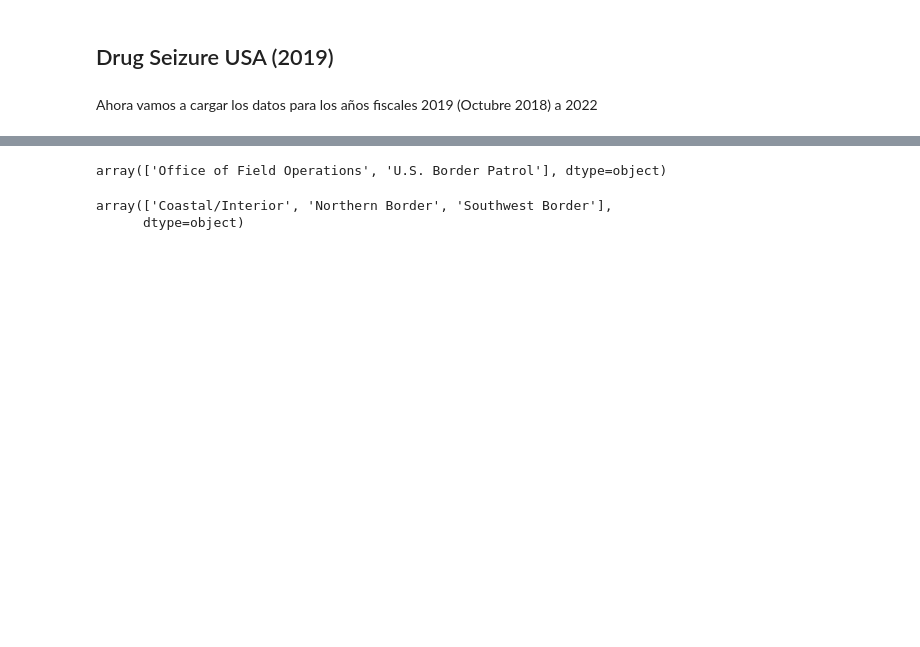
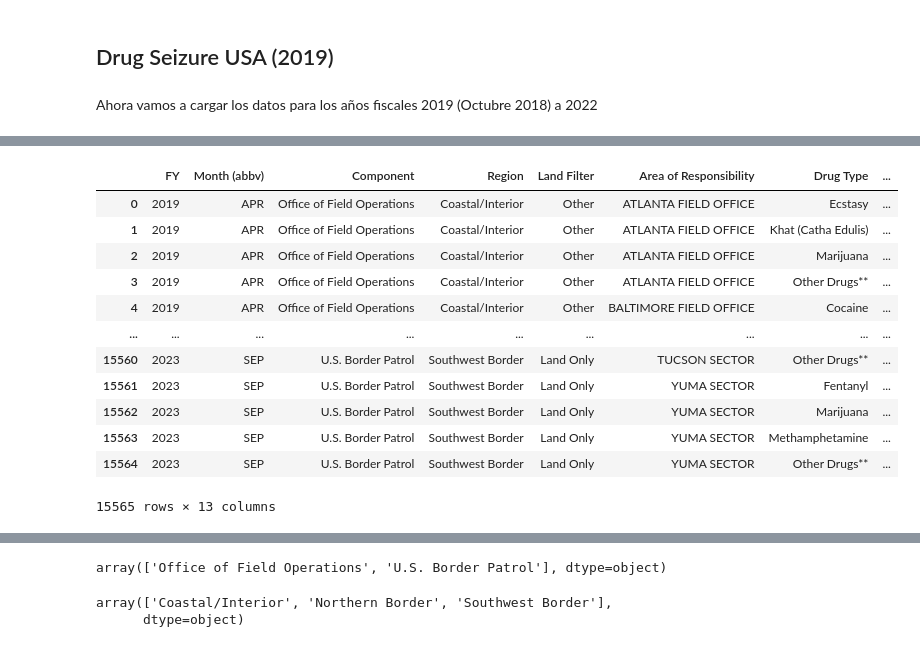
Before and after one commit to GonzaloLopezS/TFM_AFI_2025, a Jupyter notebook: AAA_code/drug-seizure_EDA.ipynb, the cells around one changed output, grey strips where cells are left out. Saved outputs shown, nothing was run; the diff lists cells and outputs as text; code cells hidden in the pictures; blank space fills up the shorter version.

```diff
--- a/AAA_code/drug-seizure_EDA.ipynb
+++ b/AAA_code/drug-seizure_EDA.ipynb
@@ -220,0 +242,17 @@ drug_seizure_2019_DF
+# %%
+month_map = {
+    'JAN': 1, 'FEB': 2, 'MAR': 3, 'APR': 4, 'MAY': 5, 'JUN': 6,
+    'JUL': 7, 'AUG': 8, 'SEP': 9, 'OCT': 10, 'NOV': 11, 'DEC': 12
+}
+
+# Convertir 'Month' a número
+cbp_seizure_dataframe['Month_Num'] = cbp_seizure_dataframe['Month (abbv)'].map(month_map)
+
+cbp_seizure_dataframe['FY'] = cbp_seizure_dataframe['FY'].replace({'2025 (FYTD)': '2025'})
+cbp_seizure_dataframe['FY'] = pd.to_numeric(cbp_seizure_dataframe['FY'], downcast='integer', errors='coerce')
+# %%
+# Ajustar el año fiscal (suponiendo que el FY comienza en OCT)
+cbp_seizure_dataframe['Year'] = cbp_seizure_dataframe['FY']
+cbp_seizure_dataframe.loc[cbp_seizure_dataframe['Month_Num'] >= 10, 'Year'] = cbp_seizure_dataframe['FY'] - 1
+
+cbp_seizure_dataframe.rename(columns={'Month_Num':'Month'}, inplace=True)
@@ -220,0 +263,3 @@ drug_seizure_2019_DF
+# %%
+# Crear la nueva columna con formato YYYY-MM
+cbp_seizure_dataframe['Date'] = pd.to_datetime(cbp_seizure_dataframe[['Year', 'Month']].assign(day=1)).dt.strftime('%Y-%m')
@@ -220,0 +268,18 @@ drug_seizure_2019_DF
+# %%
+cbp_seizure_dataframe['Sum Qty (kg)'] = cbp_seizure_dataframe['Sum Qty (lbs)']/2.20462
+# %%
+cbp_seizure_dataframe
+# %% [output]
+|  | FY | Month (abbv) | Component | Region | Land Filter | Area of Responsibility | Drug Type | ... |
+| 0 | 2019 | APR | Office of Field Operations | Coastal/Interior | Other | ATLANTA FIELD OFFICE | Ecstasy | ... |
+| 1 | 2019 | APR | Office of Field Operations | Coastal/Interior | Other | ATLANTA FIELD OFFICE | Khat (Catha Edulis) | ... |
+| 2 | 2019 | APR | Office of Field Operations | Coastal/Interior | Other | ATLANTA FIELD OFFICE | Marijuana | ... |
+| 3 | 2019 | APR | Office of Field Operations | Coastal/Interior | Other | ATLANTA FIELD OFFICE | Other Drugs** | ... |
+| 4 | 2019 | APR | Office of Field Operations | Coastal/Interior | Other | BALTIMORE FIELD OFFICE | Cocaine | ... |
+| ... | ... | ... | ... | ... | ... | ... | ... | ... |
+| 15560 | 2023 | SEP | U.S. Border Patrol | Southwest Border | Land Only | TUCSON SECTOR | Other Drugs** | ... |
+| 15561 | 2023 | SEP | U.S. Border Patrol | Southwest Border | Land Only | YUMA SECTOR | Fentanyl | ... |
+| 15562 | 2023 | SEP | U.S. Border Patrol | Southwest Border | Land Only | YUMA SECTOR | Marijuana | ... |
+| 15563 | 2023 | SEP | U.S. Border Patrol | Southwest Border | Land Only | YUMA SECTOR | Methamphetamine | ... |
+| 15564 | 2023 | SEP | U.S. Border Patrol | Southwest Border | Land Only | YUMA SECTOR | Other Drugs** | ... |
+15565 rows × 13 columns
```
Also changed, not shown: parts of 39 cells of this notebook, 13 other files.
